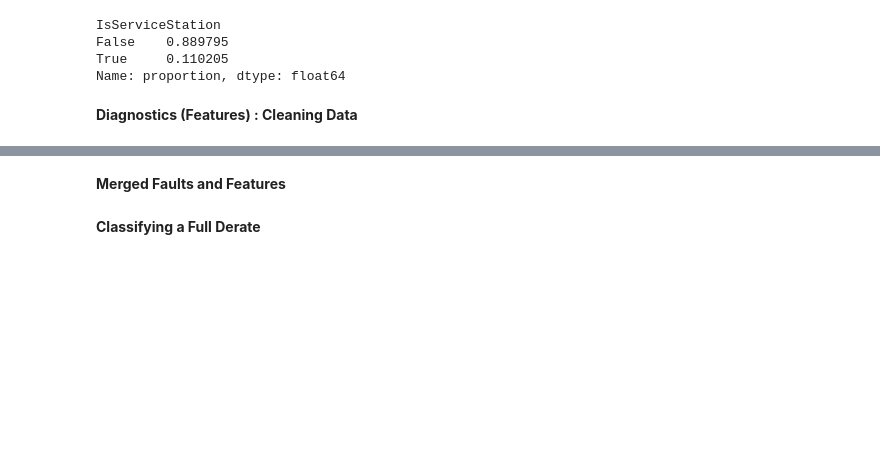
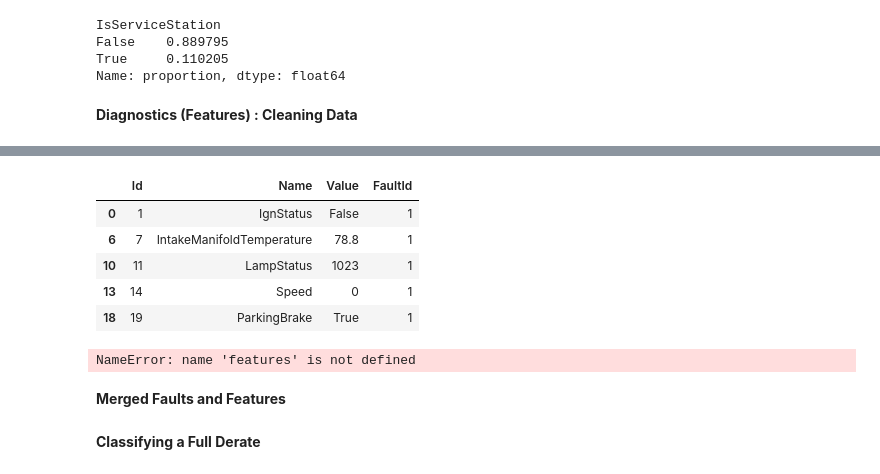
Before and after one commit to nss-data-science-cohort-8/big-g-smokey-and-the-bandits, a Jupyter notebook: notebooks/Features_v2.ipynb, the cells around one changed output, grey strips where cells are left out. Saved outputs shown, nothing was run; the diff lists cells and outputs as text; code cells hidden in the pictures; blank space fills up the shorter version.

```diff
--- a/notebooks/Features_v2.ipynb
+++ b/notebooks/Features_v2.ipynb
@@ -99,3 +116,16 @@ diagnostics['Value'] = diagnostics['Value'].replace({'FALSE': 0, 'TRUE': 1})
+# %%
+diagnostics[diagnostics['Name'].isin(['FuelTemperature', 'IgnStatus', 'IntakeManifoldTemperature', 'LampStatus', 'ParkingBrake', 'ServiceDistance', 'Speed'])].head()
+# %% [output]
+|  | Id | Name | Value | FaultId |
+| 0 | 1 | IgnStatus | False | 1 |
+| 6 | 7 | IntakeManifoldTemperature | 78.8 | 1 |
+| 10 | 11 | LampStatus | 1023 | 1 |
+| 13 | 14 | Speed | 0 | 1 |
+| 18 | 19 | ParkingBrake | True | 1 |
+# %%
+features[['IgnStatus', 'IntakeManifoldTemperature', 'LampStatus','Speed','ParkingBrake']].head()
+# %% [output]
+NameError: name 'features' is not defined
 # %%
 diagnostics_w = diagnostics.pivot(index='FaultId', columns='Name', values='Value')
 features = diagnostics_w.reset_index()
```
Also changed, not shown: parts of 17 cells of this notebook, 2 other files.
